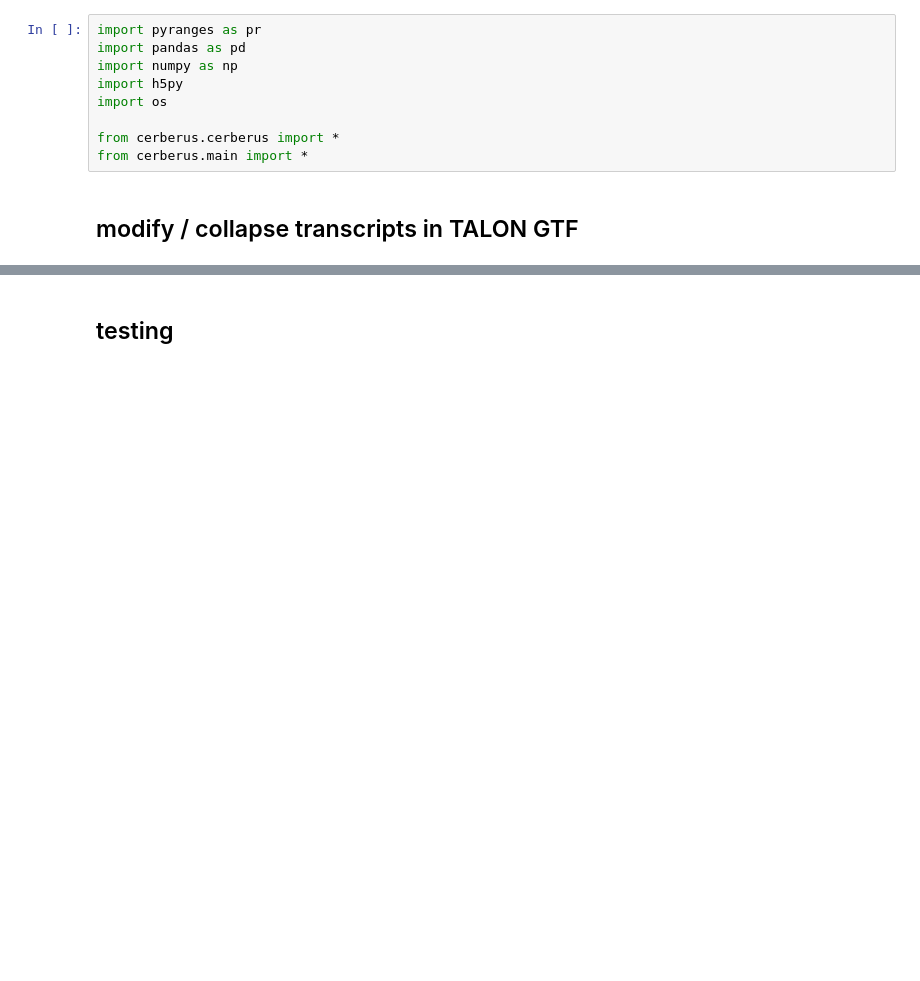
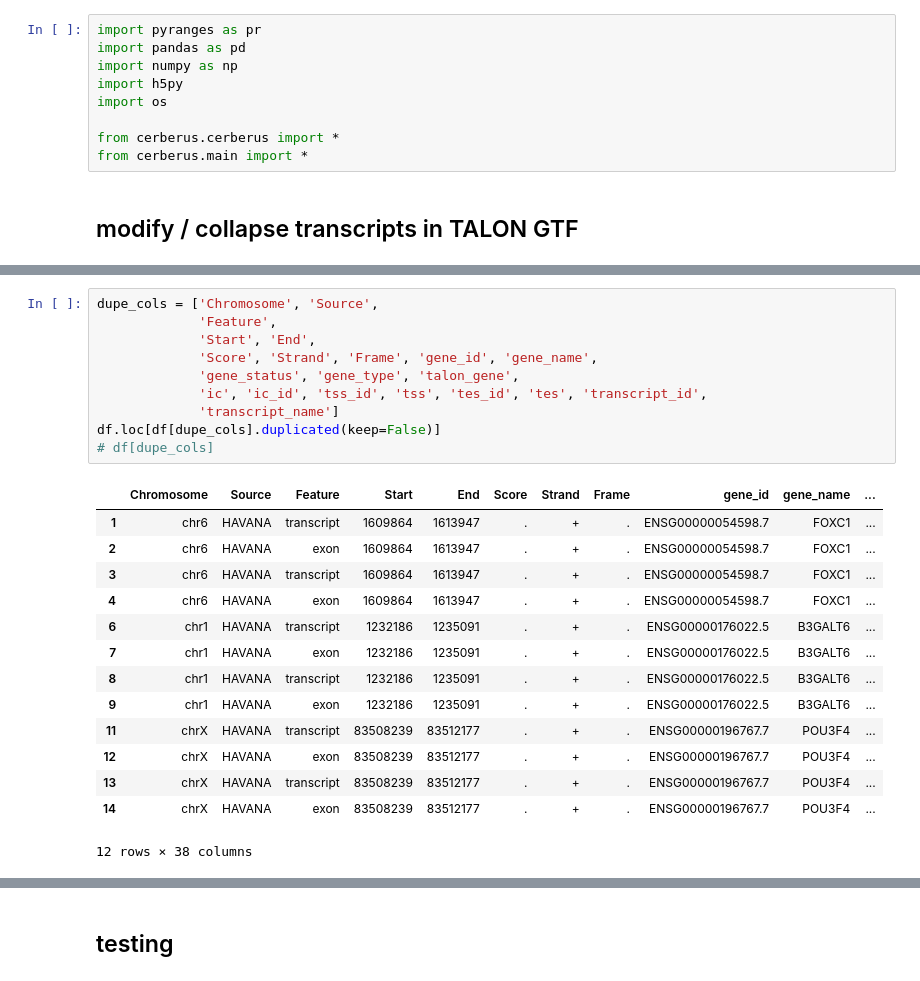
Before and after one commit to mortazavilab/cerberus, a Jupyter notebook: 220412_dev.ipynb, the cells around one changed output, grey strips where cells are left out. Drawn from its saved outputs; the diff is of its cells as text; blank space fills up the shorter version.

```diff
--- a/220412_dev.ipynb
+++ b/220412_dev.ipynb
@@ -260,0 +311,25 @@ if agg:
+# %%
+dupe_cols = ['Chromosome', 'Source',
+             'Feature',
+             'Start', 'End',
+             'Score', 'Strand', 'Frame', 'gene_id', 'gene_name',
+             'gene_status', 'gene_type', 'talon_gene',
+             'ic', 'ic_id', 'tss_id', 'tss', 'tes_id', 'tes', 'transcript_id',
+             'transcript_name']
+df.loc[df[dupe_cols].duplicated(keep=False)]
+# df[dupe_cols]
+# %% [output]
+|  | Chromosome | Source | Feature | Start | End | Score | Strand | Frame | gene_id | gene_name | ... |
+| 1 | chr6 | HAVANA | transcript | 1609864 | 1613947 | . | + | . | ENSG00000054598.7 | FOXC1 | ... |
+| 2 | chr6 | HAVANA | exon | 1609864 | 1613947 | . | + | . | ENSG00000054598.7 | FOXC1 | ... |
+| 3 | chr6 | HAVANA | transcript | 1609864 | 1613947 | . | + | . | ENSG00000054598.7 | FOXC1 | ... |
+| 4 | chr6 | HAVANA | exon | 1609864 | 1613947 | . | + | . | ENSG00000054598.7 | FOXC1 | ... |
+| 6 | chr1 | HAVANA | transcript | 1232186 | 1235091 | . | + | . | ENSG00000176022.5 | B3GALT6 | ... |
+| 7 | chr1 | HAVANA | exon | 1232186 | 1235091 | . | + | . | ENSG00000176022.5 | B3GALT6 | ... |
+| 8 | chr1 | HAVANA | transcript | 1232186 | 1235091 | . | + | . | ENSG00000176022.5 | B3GALT6 | ... |
+| 9 | chr1 | HAVANA | exon | 1232186 | 1235091 | . | + | . | ENSG00000176022.5 | B3GALT6 | ... |
+| 11 | chrX | HAVANA | transcript | 83508239 | 83512177 | . | + | . | ENSG00000196767.7 | POU3F4 | ... |
+| 12 | chrX | HAVANA | exon | 83508239 | 83512177 | . | + | . | ENSG00000196767.7 | POU3F4 | ... |
+| 13 | chrX | HAVANA | transcript | 83508239 | 83512177 | . | + | . | ENSG00000196767.7 | POU3F4 | ... |
+| 14 | chrX | HAVANA | exon | 83508239 | 83512177 | . | + | . | ENSG00000196767.7 | POU3F4 | ... |
+12 rows × 38 columns
```
Also changed, not shown: parts of 16 cells of this notebook.
